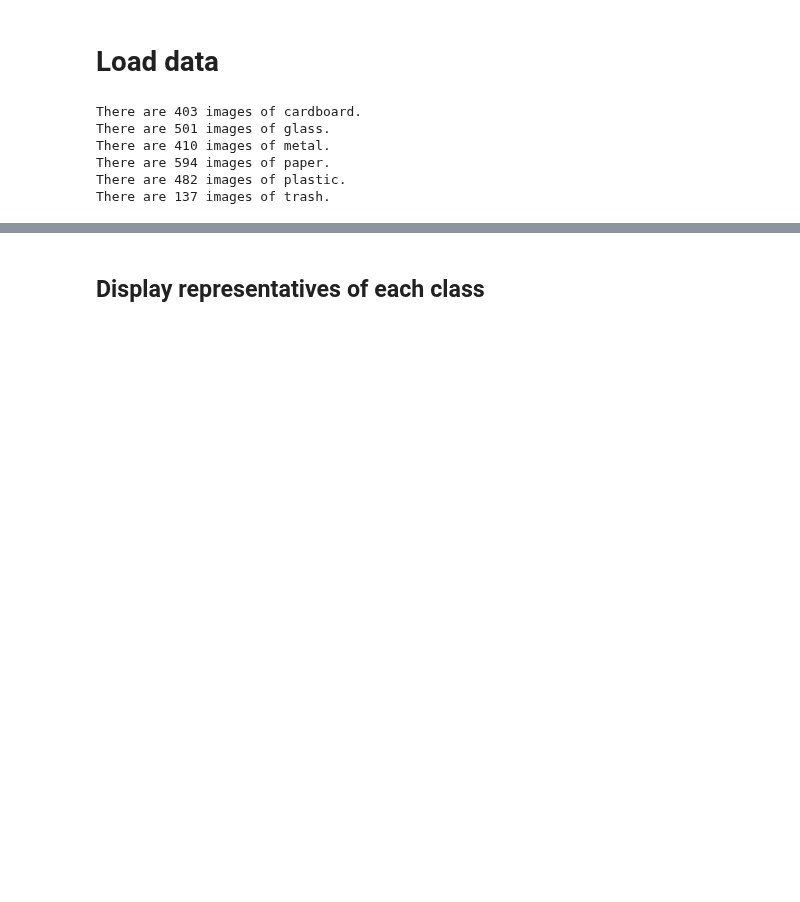
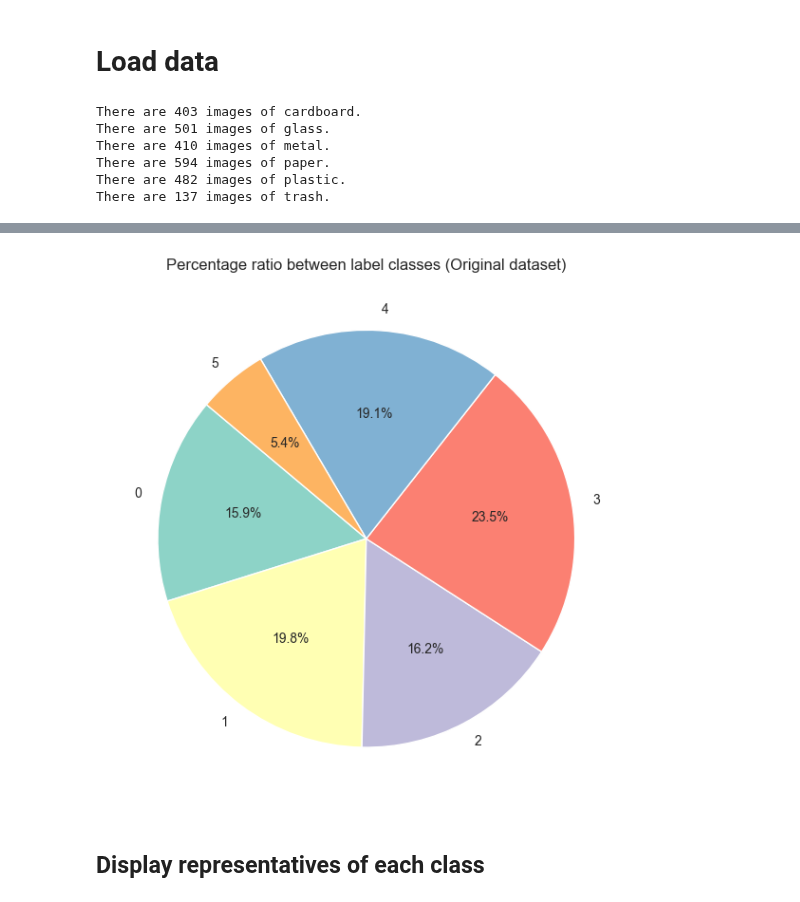
Before and after one commit to Mykhailo20/DS_Bootcamp_2023, a Jupyter notebook: Final_Project/Analysis/1_TF_Classification_DNN.ipynb, the cells around one changed output, grey strips where cells are left out. Cells and saved outputs as stored; diff of their text form; code cells hidden in the pictures; blank space fills up the shorter version.

```diff
--- a/Final_Project/Analysis/1_TF_Classification_DNN.ipynb
+++ b/Final_Project/Analysis/1_TF_Classification_DNN.ipynb
@@ -162,3 +274,8 @@ There are 137 images of trash.
+# %%
+display_pie_chart(df=classes_df, column_name='count', title='Percentage ratio between label classes (Original dataset)',
+                  column_contains_count=True, filename='graphs/original_piechart')
+# %% [output]
+[figure, added]
 # %% [markdown]
 ## Display representatives of each class
 # %% [markdown]
```
Also changed, not shown: parts of 24 cells of this notebook.
